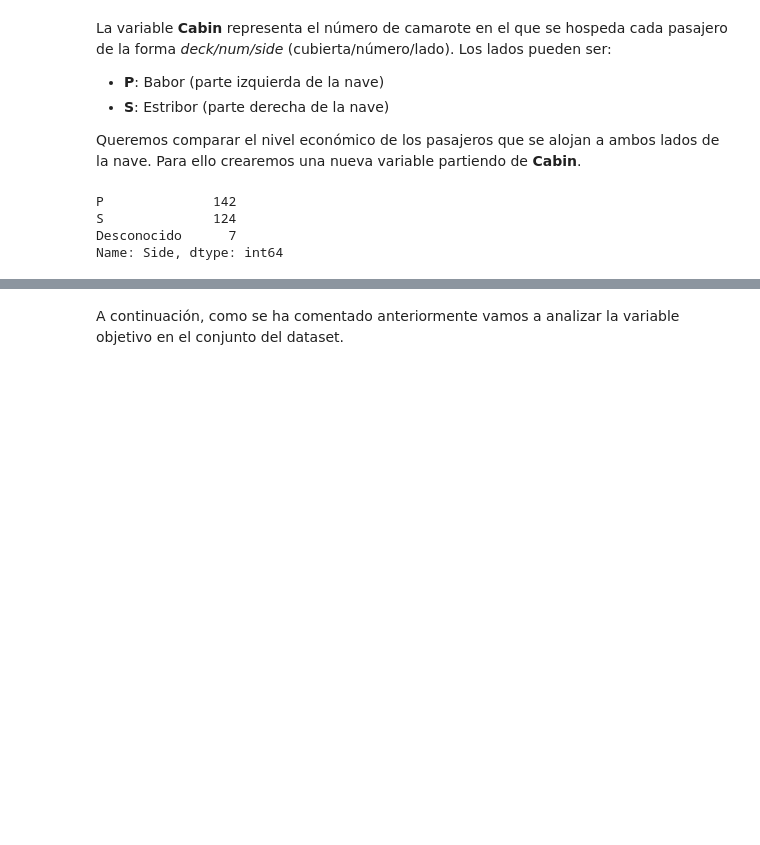
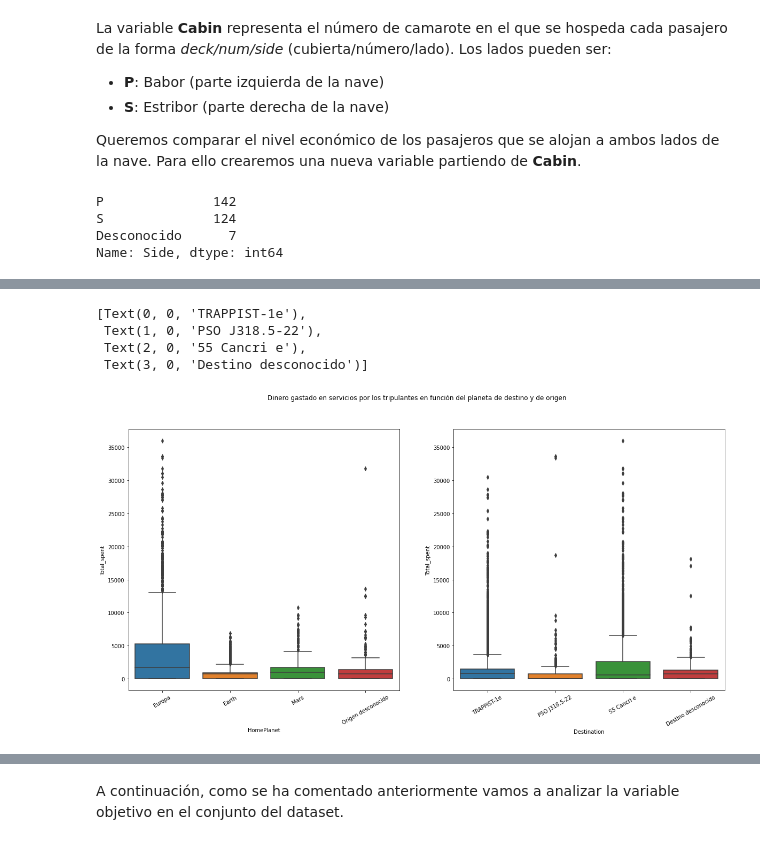
Before and after one commit to aliciacg7/spaceship-titanic-eda, a Jupyter notebook: spaceship-eda.ipynb, the cells around one changed output, grey strips where cells are left out. Drawn from its saved outputs; the diff is of its cells as text; code cells hidden in the pictures; blank space fills up the shorter version.

```diff
--- a/spaceship-eda.ipynb
+++ b/spaceship-eda.ipynb
@@ -366,0 +376,16 @@ TypeError: object of type 'int' has no len()
+# %%
+fig, axes = plt.subplots(1, 2, figsize=(20, 9))
+
+fig.suptitle('Dinero gastado en servicios por los tripulantes en función del planeta de destino y de origen')
+
+
+ax=sns.boxplot(ax=axes[0], x='HomePlanet', y='Total_spent', data=titanic)
+ax.set_xticklabels(ax.get_xticklabels(),rotation = 30)
+ax=sns.boxplot(ax=axes[1], x='Destination', y='Total_spent', data=titanic)
+ax.set_xticklabels(ax.get_xticklabels(),rotation = 30)
+# %% [output]
+[Text(0, 0, 'TRAPPIST-1e'),
+ Text(1, 0, 'PSO J318.5-22'),
+ Text(2, 0, '55 Cancri e'),
+ Text(3, 0, 'Destino desconocido')]
+[figure, added]
```
Also changed, not shown: parts of 32 cells of this notebook.
